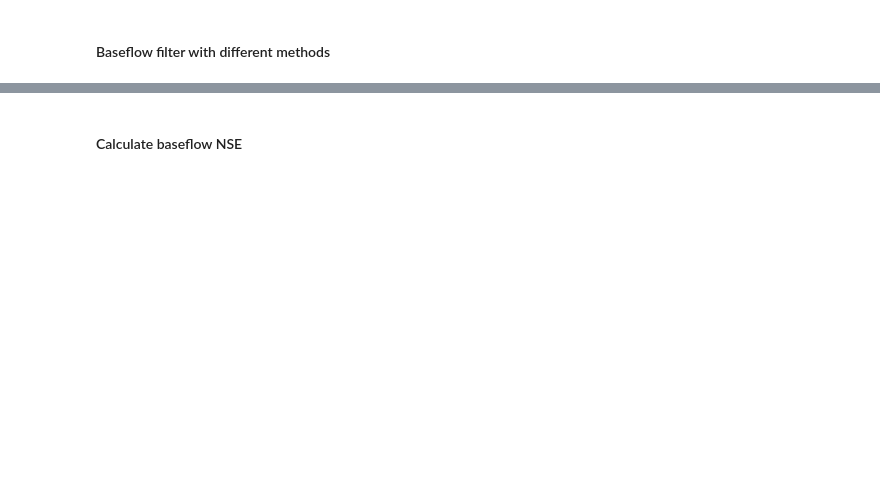
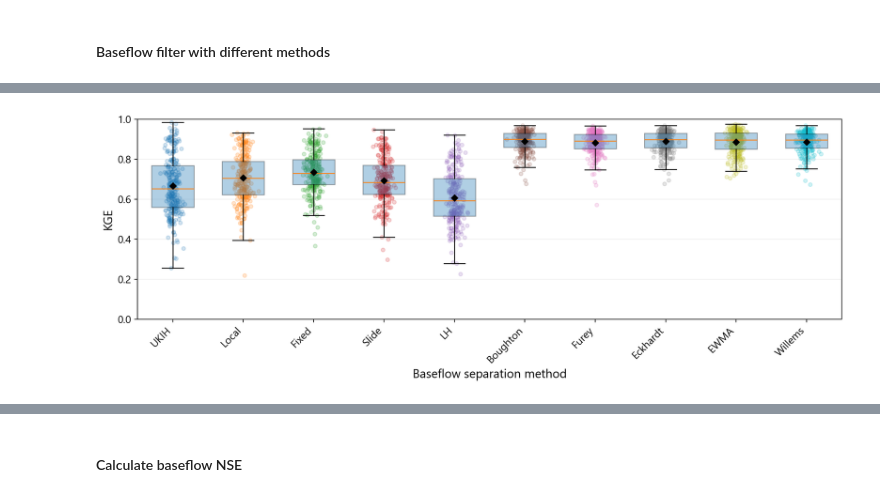
Before and after one commit to klekarkar/pre_post_process_mHM, a Jupyter notebook: baseflow_separation.ipynb, the cells around one changed output, grey strips where cells are left out. Cells and saved outputs as stored; diff of their text form; code cells hidden in the pictures; blank space fills up the shorter version.

```diff
--- a/baseflow_separation.ipynb
+++ b/baseflow_separation.ipynb
@@ -67,0 +291,50 @@ os.path.basename(f)
+# %%
+# data for each method
+data = [kge_obs_all[m].dropna().values for m in methods]
+
+fig, ax = plt.subplots(figsize=(12, 4.5), dpi=180)
+
+# boxplots
+bp = ax.boxplot(
+    data,
+    tick_labels=methods,
+    patch_artist=True,
+    showfliers=False,
+    widths=0.6,
+    #show means with black diamond
+    showmeans=True,
+    meanprops=dict(marker='D', markerfacecolor='black', markeredgecolor='black', markersize=5)
+)
+
+# optional light box fill
+for box in bp["boxes"]:
+    box.set_alpha(0.35)
+
+# add jittered station points
+for i, method in enumerate(methods, start=1):
+    y = kge_obs_all[method].dropna().values
+    x = np.random.normal(loc=i, scale=0.06, size=len(y))  # horizontal jitter
+
+    ax.scatter(
+        x,
+        y,
+        s=18,
+        alpha=0.2,
+        zorder=1
+    )
+
+ax.set_ylabel("KGE", fontsize=14)
+ax.set_xlabel("Baseflow separation method", fontsize=14)
+ax.set_ylim(0.1, 1)
+
+ax.grid(axis="y", alpha=0.2)
+ax.tick_params(axis='both', which='major', labelsize=12)
+
+#set y-ticks at 0.2 intervals
+ax.set_yticks(np.arange(0, 1.1, 0.2))
+
+plt.xticks(rotation=45, ha="right")
+plt.tight_layout()
+plt.show()
+# %% [output]
+[figure, added]
```
Also changed, not shown: parts of 29 cells of this notebook, 15 other files.
